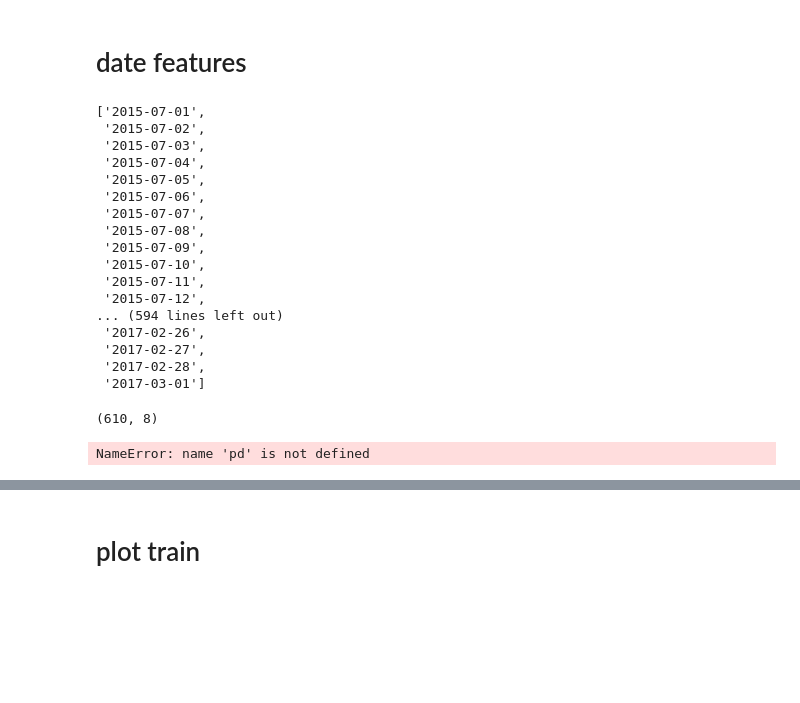
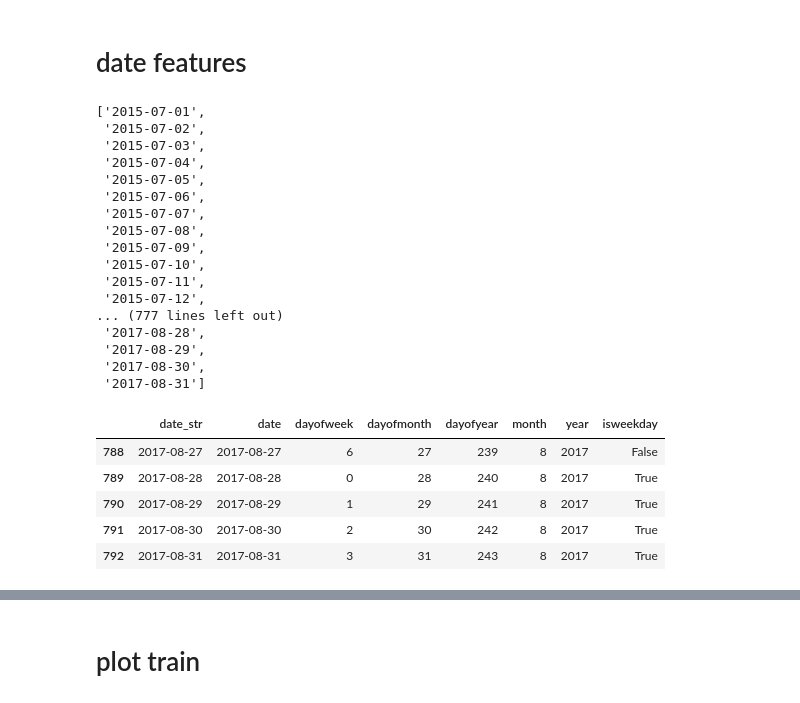
Before and after one commit to kylinorange/kaggle-wikipedia, a Jupyter notebook: EDA.ipynb, the cells around one changed output, grey strips where cells are left out. Cells and saved outputs as stored; diff of their text form; code cells hidden in the pictures; blank space fills up the shorter version.

```diff
--- a/EDA.ipynb
+++ b/EDA.ipynb
@@ -103,7 +95,7 @@ page_ohe.to_pickle(root+'page_ohe.pkl')
 # date features
 # %%
 start_date = '2015-07-01'
-period = 610
+period = 793
 date_range = pd.date_range(start_date, periods=period, freq='D')
 date_range = date_range.strftime('%Y-%m-%d').tolist()
 # %%
@@ -121,11 +113,11 @@ date_range
  '2015-07-10',
  '2015-07-11',
  '2015-07-12',
-... (594 lines left out)
- '2017-02-26',
- '2017-02-27',
- '2017-02-28',
- '2017-03-01']
+... (777 lines left out)
+ '2017-08-28',
+ '2017-08-29',
+ '2017-08-30',
+ '2017-08-31']
 # %%
 date_df = pd.DataFrame(date_range, columns = ['date_str'])
 date_df['date'] = pd.to_datetime(date_df.date_str)
@@ -136,7 +128,12 @@ date_df['month'] = date_df.date.dt.month
 date_df['year'] = date_df.date.dt.year
 date_df['isweekday'] = date_df.dayofweek < 5
 # %%
-date_df.shape
+date_df.tail()
 # %% [output]
-(610, 8)
+|  | date_str | date | dayofweek | dayofmonth | dayofyear | month | year | isweekday |
+| 788 | 2017-08-27 | 2017-08-27 | 6 | 27 | 239 | 8 | 2017 | False |
+| 789 | 2017-08-28 | 2017-08-28 | 0 | 28 | 240 | 8 | 2017 | True |
+| 790 | 2017-08-29 | 2017-08-29 | 1 | 29 | 241 | 8 | 2017 | True |
+| 791 | 2017-08-30 | 2017-08-30 | 2 | 30 | 242 | 8 | 2017 | True |
+| 792 | 2017-08-31 | 2017-08-31 | 3 | 31 | 243 | 8 | 2017 | True |
 # %%
@@ -144,7 +141,7 @@ date_df.to_pickle(root+'date_all_df.pkl')
 # %%
 #test_date features
-test = pd.read_csv(root + 'key_1_modified.csv')
-test_df = pd.DataFrame(test.date[:60].values, columns = ['date'])
+test = pd.read_pickle(root + 'key_2_modified.pkl')
+test_df = pd.DataFrame(test.date[:62].values, columns = ['date'])
 test_df.date = pd.to_datetime(test_df.date)
 
 test_df['dayofweek'] = test_df.date.dt.dayofweek
@@ -154,6 +151,4 @@ test_df['month'] = test_df.date.dt.month
 test_df['year'] = test_df.date.dt.year
 test_df['isweekday'] = test_df.dayofweek < 5
 
-test_df.to_csv(root+'test_date_df.csv', index = None)
+test_df.to_pickle(root+'test_date_df.pkl')
-# %% [output]
-NameError: name 'pd' is not defined
```
Also changed, not shown: parts of 9 cells of this notebook, 4 other files.
